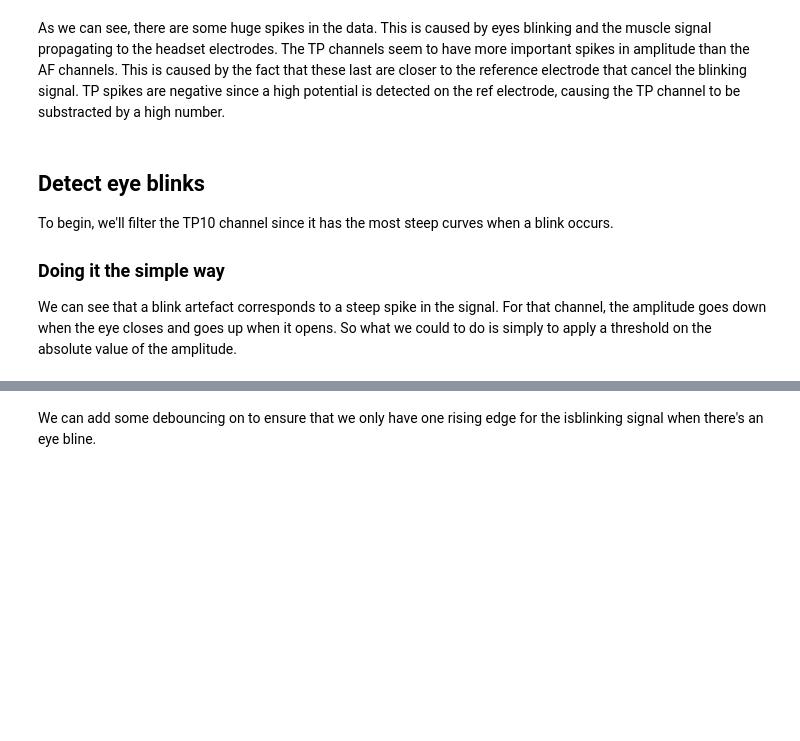
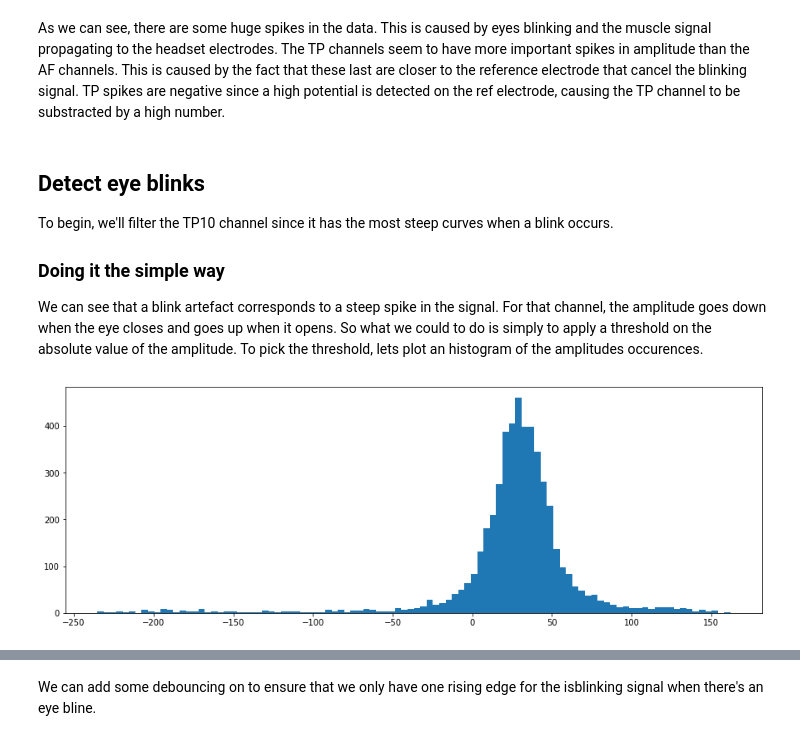
Before and after one commit to PolyCortex/onboarding-challenge, a Jupyter notebook: onboarding-challenge.ipynb, the cells around one changed output, grey strips where cells are left out. Cells and saved outputs as stored; diff of their text form; code cells hidden in the pictures; blank space fills up the shorter version.

```diff
--- a/onboarding-challenge.ipynb
+++ b/onboarding-challenge.ipynb
@@ -68,6 +68,11 @@ To begin, we'll filter the TP10 channel since it has the most steep curves when
 
 ### Doing it the simple way
 
-We can see that a blink artefact corresponds to a steep spike in the signal. For that channel, the amplitude goes down when the eye closes and goes up when it opens. So what we could to do is simply to apply a threshold on the absolute value of the amplitude.
+We can see that a blink artefact corresponds to a steep spike in the signal. For that channel, the amplitude goes down when the eye closes and goes up when it opens. So what we could to do is simply to apply a threshold on the absolute value of the amplitude. To pick the threshold, lets plot an histogram of the amplitudes occurences.
+# %%
+plt.hist(eeg_data['TP10'], 100)
+plt.show()
+# %% [output]
+[figure, added]
 # %%
 # We want indexes that are superior to a threshold. This is completly a arbitrary value based of our observation of the signal's plot.
```
Also changed, not shown: parts of 3 cells of this notebook.
